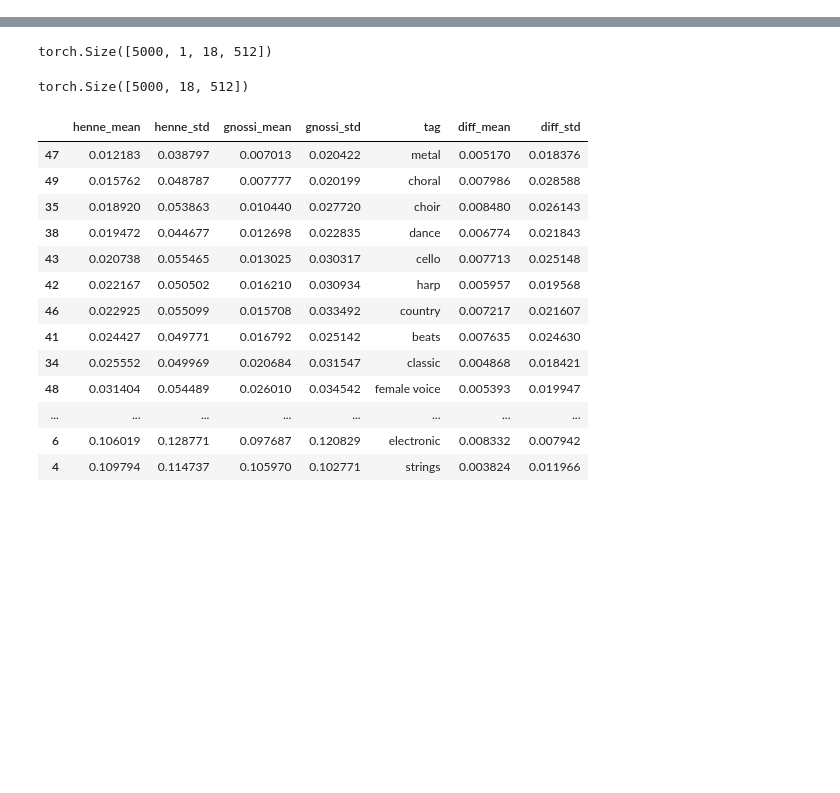
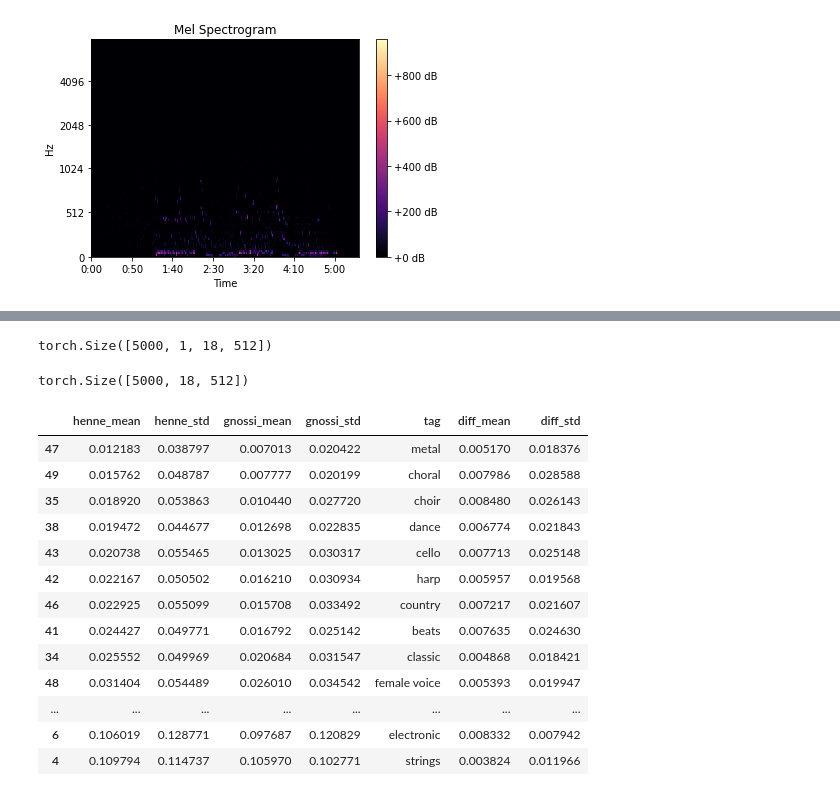
Before and after one commit to valayDave/lucid-sonic-dreams, a Jupyter notebook: analyze_song_preds.ipynb, the cells around one changed output, grey strips where cells are left out. Cells and saved outputs as stored; diff of their text form; code cells hidden in the pictures; blank space fills up the shorter version.

```diff
--- a/analyze_song_preds.ipynb
+++ b/analyze_song_preds.ipynb
@@ -0,0 +98,8 @@
+# %%
+mel_spect = librosa.feature.melspectrogram(y=wav, sr=sr, hop_length=frame_duration)
+#mel_spect = librosa.power_to_db(mel_spect, ref=np.max)
+librosa.display.specshow(mel_spect, y_axis='mel', fmax=8000, x_axis='time');
+plt.title('Mel Spectrogram');
+plt.colorbar(format='%+2.0f dB');
+# %% [output]
+[figure, added]
```
Also changed, not shown: parts of 48 cells of this notebook, 2 other files.
